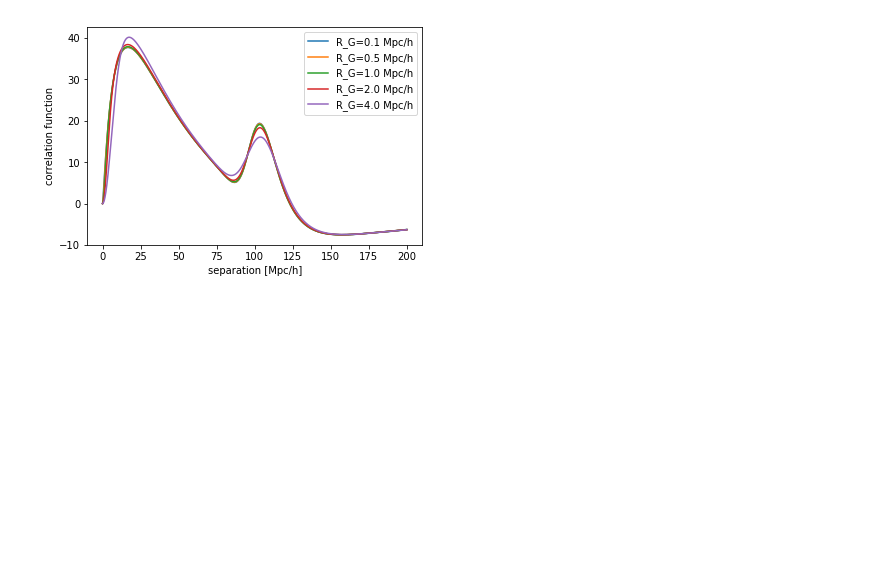
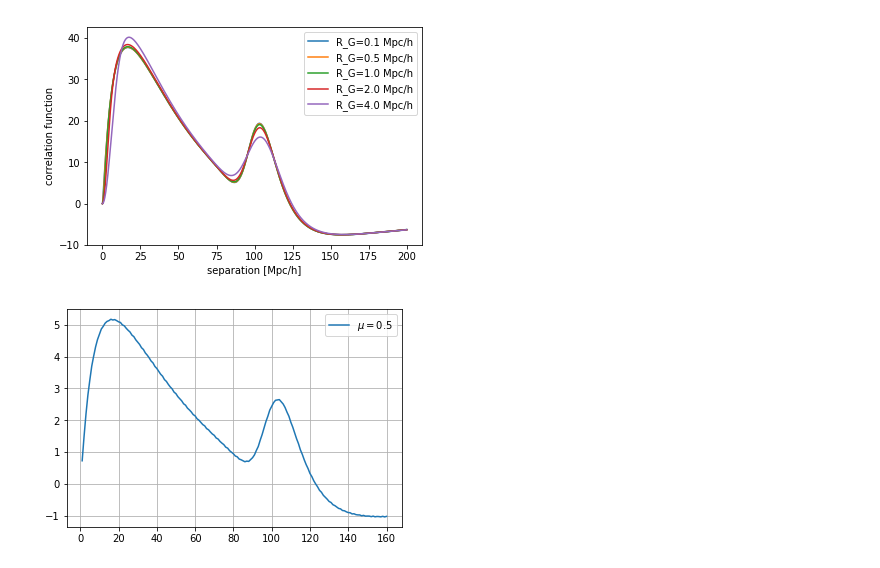
Before and after one commit to igmhub/LyaCoLoRe, a Jupyter notebook: camb_scripts/plot_xi_theory.ipynb, the cells around one changed output. Drawn from its saved outputs; the diff is of its cells as text; code cells hidden in the pictures; blank space fills up the shorter version.

```diff
--- a/camb_scripts/plot_xi_theory.ipynb
+++ b/camb_scripts/plot_xi_theory.ipynb
@@ -124,0 +147,26 @@ f.close()
+# %%
+#Now calculate the xi_l.
+def xi0(r,R):
+    return ((4*np.pi)/((2*np.pi)**3)) * np.trapz(np.outer(pk[0],np.ones_like(r))*k0(np.outer(kh,r))*(np.outer(kh,np.ones_like(r))**2)*np.exp(-(R*np.outer(kh,np.ones_like(r)))**2),kh,axis=0)
+def xi2(r,R):
+    return ((4*np.pi)/((2*np.pi)**3)) * np.trapz(np.outer(pk[0],np.ones_like(r))*k2(np.outer(kh,r))*(np.outer(kh,np.ones_like(r))**2)*np.exp(-(R*np.outer(kh,np.ones_like(r)))**2),kh,axis=0)
+def xi4(r,R):
+    return ((4*np.pi)/((2*np.pi)**3)) * np.trapz(np.outer(pk[0],np.ones_like(r))*k4(np.outer(kh,r))*(np.outer(kh,np.ones_like(r))**2)*np.exp(-(R*np.outer(kh,np.ones_like(r)))**2),kh,axis=0)
+# %%
+#Now sum them up.
+def xi(r,mu,b,beta,R_smooth):
+    return (b**2) * (C0(beta)*xi0(r,R_smooth)*P0(mu) + C2(beta)*xi2(r,R_smooth)*P2(mu) + C4(beta)*xi4(r,R_smooth)*P4(mu))
+# %%
+r = np.linspace(0,160,161)
+mu_values = [0.5]
+b = 1.       #-0.133
+D = 0.3698264809652976
+beta = 0.    #0.649*0.8
+R_smooth = 0.
+for mu in mu_values:
+    plt.plot(r,(D**2)*(r**2)*xi(r,mu,b,beta,R_smooth),label=r'$\mu={}$'.format(mu))
+plt.grid()
+plt.legend()
+plt.show()
+# %% [output]
+[figure, added]
```
Also changed, not shown: parts of 3 cells of this notebook, 3 other files.
